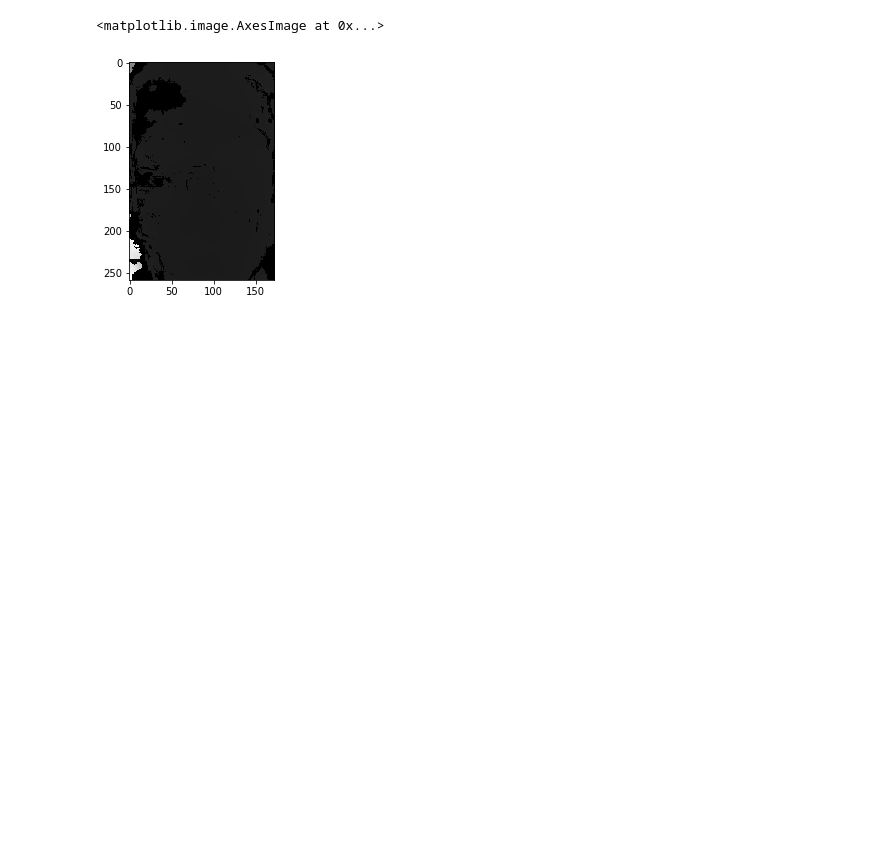
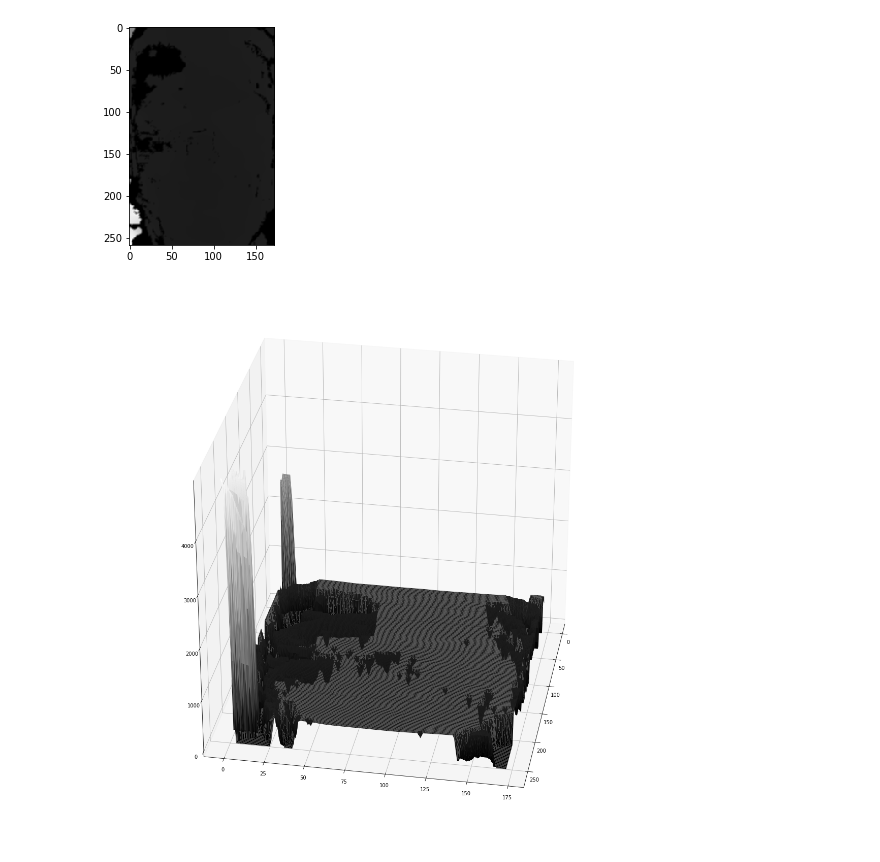
Before and after one commit to filipgrigorov/depth_scaling_experiments, a Jupyter notebook: depth_quality_check.ipynb, the cells around one changed output. Saved outputs shown, nothing was run; the diff lists cells and outputs as text; code cells hidden in the pictures; blank space fills up the shorter version.

```diff
--- a/depth_quality_check.ipynb
+++ b/depth_quality_check.ipynb
@@ -7,6 +32,9 @@ import numpy as np
 # %%
-ok_depth = cv2.imread('depth_roi_data/depth_roi.png', cv2.IMREAD_ANYDEPTH).astype(np.uint16)
+ok_depth = cv2.imread('depth_roi_data/real_depth_roi1.png', cv2.IMREAD_ANYDEPTH).astype(np.float32)
+ok_depth = cv2.filter2D(ok_depth, -1, smooth)
 plt.imshow(ok_depth, cmap='gray')
+
+plot3d(ok_depth)
 # %% [output]
-<matplotlib.image.AxesImage at 0x...>
 [figure]
+[figure, added]
```
Also changed, not shown: parts of 8 cells of this notebook, 11 other files.
